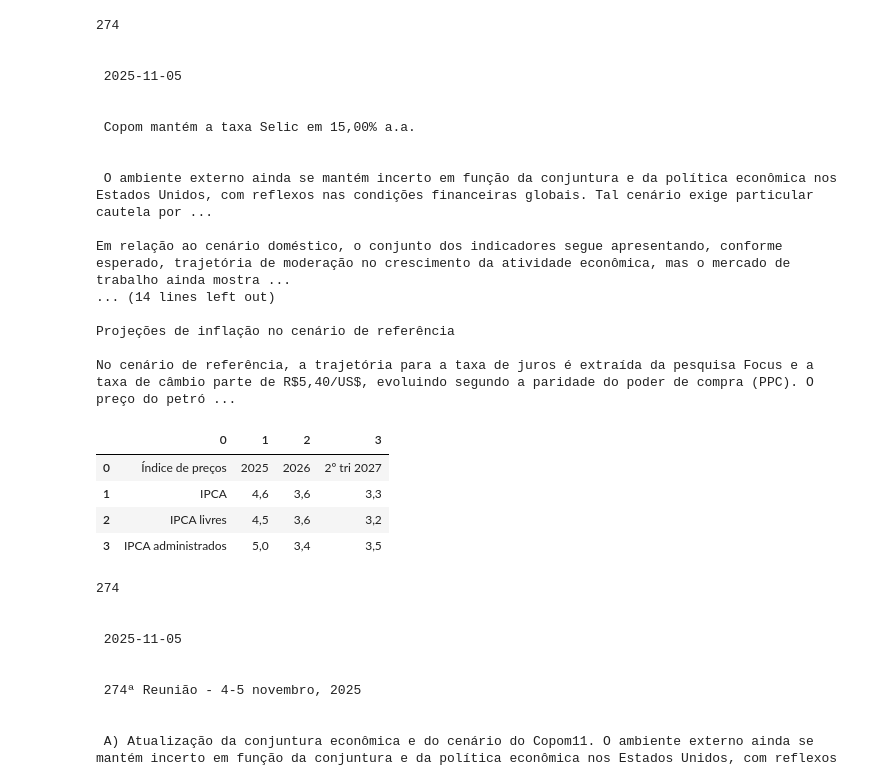
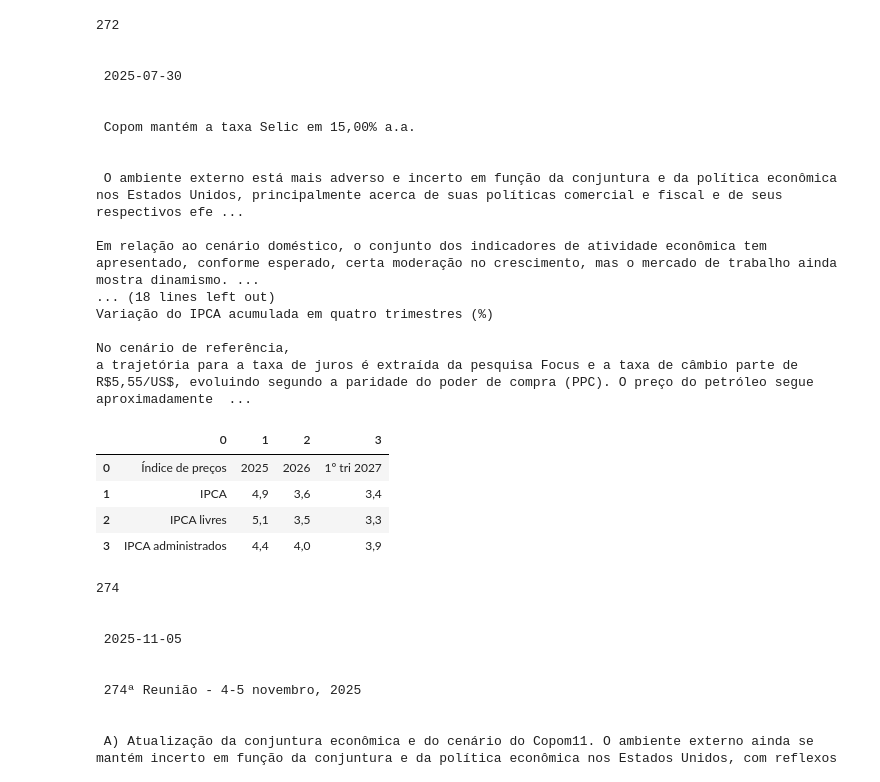
Before and after one commit to albertokgs/hello-nlp, a Jupyter notebook: notebooks/copom_retrieve.ipynb, the cells around one changed output. Saved outputs shown, nothing was run; the diff lists cells and outputs as text; code cells hidden in the pictures.

Commit message:
copom parser - extended inflation fcast tables

```diff
--- a/notebooks/copom_retrieve.ipynb
+++ b/notebooks/copom_retrieve.ipynb
@@ -43,46 +43,46 @@ def Process_COPOM_Comunicado(Comunicado):
            return text, None
 
    Link_Url = f"https://www.bcb.gov.br/api/servico/sitebcb/copom/comunicados_detalhes?nro_reuniao={Comunicado}"
    df = pd.read_json(Link_Url)
    Conteudo_Full = df.iloc[0]
 
    Reuniao_Raw = Conteudo_Full.iloc[0].get('nro_reuniao')
    DataReferencia_Raw = Conteudo_Full.iloc[0].get('dataReferencia')
    Titulo_Raw = Conteudo_Full.iloc[0].get('titulo')
    Comunicado_Raw = Conteudo_Full.iloc[0].get('textoComunicado')
 
 
    Comunicado_Texto, Comunicado_Tabela = Aux_COPOM_LimpaHTML(Comunicado_Raw)
 
    return Reuniao_Raw, DataReferencia_Raw, Titulo_Raw, Comunicado_Texto, Comunicado_Tabela
 
 
-Reuniao_Raw, DataReferencia_Raw, Titulo_Raw, Comunicado_Texto, Comunicado_Tabela = Process_COPOM_Comunicado(Comunicado=274)
+Reuniao_Raw, DataReferencia_Raw, Titulo_Raw, Comunicado_Texto, Comunicado_Tabela = Process_COPOM_Comunicado(Comunicado=272)
 print(Reuniao_Raw, '\n\n\n', DataReferencia_Raw, '\n\n\n', Titulo_Raw, '\n\n\n', Comunicado_Texto)
 Comunicado_Tabela
 # %% [output]
-274
+272
 
 
- 2025-11-05
+ 2025-07-30
 
 
  Copom mantém a taxa Selic em 15,00% a.a.
 
 
- O ambiente externo ainda se mantém incerto em função da conjuntura e da política econômica nos Estados Unidos, com reflexos nas condições financeiras globais. Tal cenário exige particular cautela por ...
+ O ambiente externo está mais adverso e incerto em função da conjuntura e da política econômica nos Estados Unidos, principalmente acerca de suas políticas comercial e fiscal e de seus respectivos efe ...
 
-Em relação ao cenário doméstico, o conjunto dos indicadores segue apresentando, conforme esperado, trajetória de moderação no crescimento da atividade econômica, mas o mercado de trabalho ainda mostra ...
-... (14 lines left out)
+Em relação ao cenário doméstico, o conjunto dos indicadores de atividade econômica tem apresentado, conforme esperado, certa moderação no crescimento, mas o mercado de trabalho ainda mostra dinamismo. ...
+... (18 lines left out)
+Variação do IPCA acumulada em quatro trimestres (%)
 
-Projeções de inflação no cenário de referência
-
-No cenário de referência, a trajetória para a taxa de juros é extraída da pesquisa Focus e a taxa de câmbio parte de R$5,40/US$, evoluindo segundo a paridade do poder de compra (PPC). O preço do petró ...
+No cenário de referência,
+a trajetória para a taxa de juros é extraída da pesquisa Focus e a taxa de câmbio parte de R$5,55/US$, evoluindo segundo a paridade do poder de compra (PPC). O preço do petróleo segue aproximadamente  ...
 |  | 0 | 1 | 2 | 3 |
-| 0 | Índice de preços | 2025 | 2026 | 2º tri 2027 |
-| 1 | IPCA | 4,6 | 3,6 | 3,3 |
-| 2 | IPCA livres | 4,5 | 3,6 | 3,2 |
-| 3 | IPCA administrados | 5,0 | 3,4 | 3,5 |
+| 0 | Índice de preços | 2025 | 2026 | 1º tri 2027 |
+| 1 | IPCA | 4,9 | 3,6 | 3,4 |
+| 2 | IPCA livres | 5,1 | 3,5 | 3,3 |
+| 3 | IPCA administrados | 4,4 | 4,0 | 3,9 |
 # %%
 def Process_COPOM_Ata(Ata):
 
```
Also changed, not shown: 5 other files.
